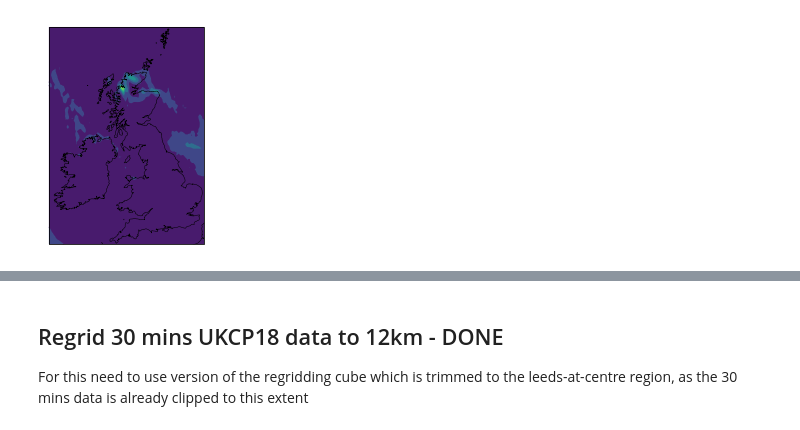
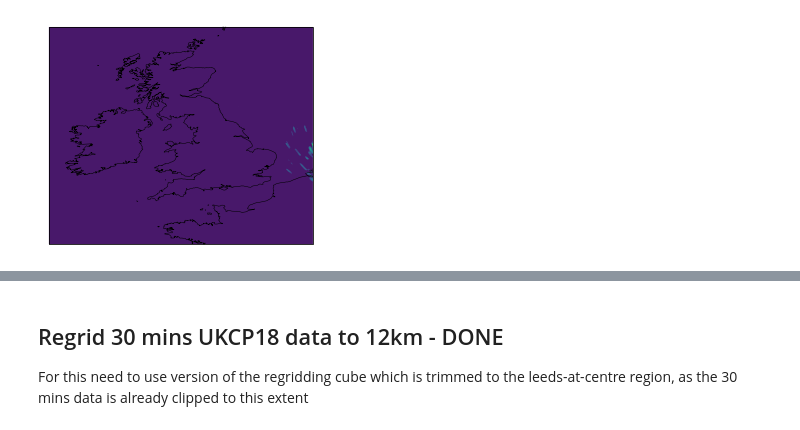
Before and after one commit to masher92/UKCP18, a Jupyter notebook: DataProcessing/Regridding/Regrid_to_12_and_2.2km.ipynb, the cells around one changed output, grey strips where cells are left out. Cells and saved outputs as stored; diff of their text form; code cells hidden in the pictures.

```diff
--- a/DataProcessing/Regridding/Regrid_to_12_and_2.2km.ipynb
+++ b/DataProcessing/Regridding/Regrid_to_12_and_2.2km.ipynb
@@ -94,5 +170,5 @@ cube_12km.coord('projection_y_coordinate').shape
 # %%
-iplt.contourf(cube_12km[0,1,:,:])
+iplt.contourf(cube_2km_wgs84[100,:,:])
 plt.gca().coastlines(resolution='10m', color='black', linewidth=0.5);
 # %% [output]
-[figure, old version]
+[figure, new version]
```
Also changed, not shown: parts of 41 cells of this notebook, 29 other files.
